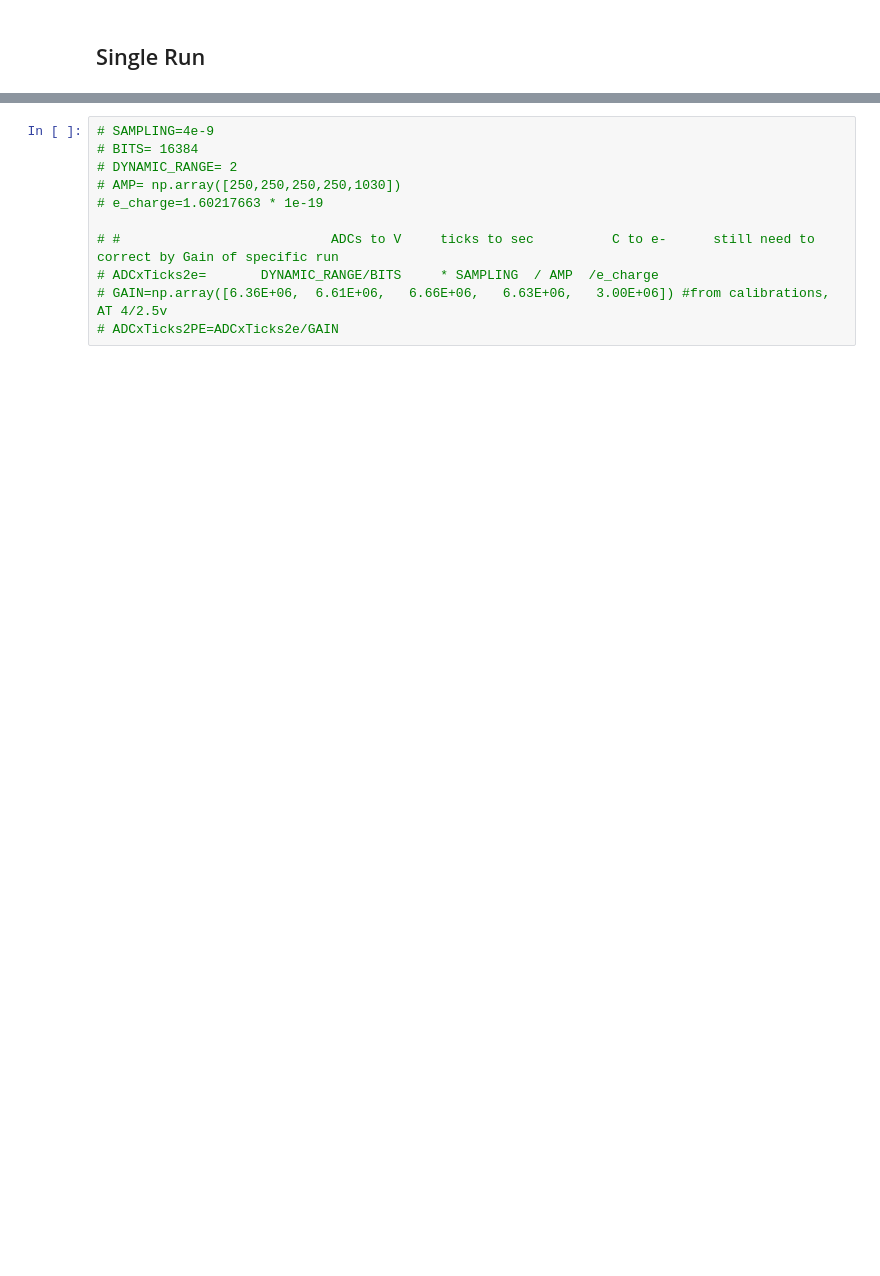
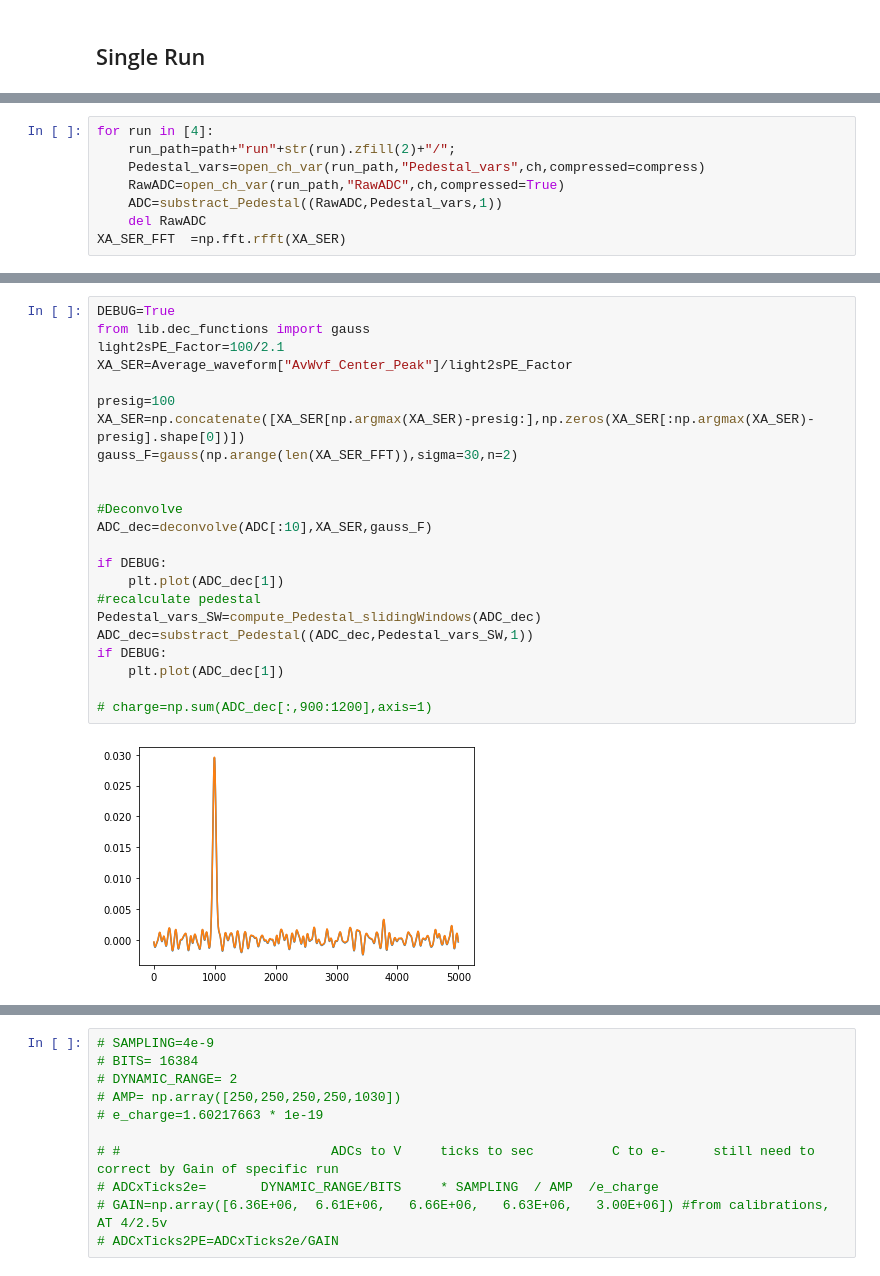
Before and after one commit to rodralva/JOYTHON_TOOLS, a Jupyter notebook: notebooks/Calibration.ipynb, the cells around one changed output, grey strips where cells are left out. Cells and saved outputs as stored; diff of their text form; blank space fills up the shorter version.

```diff
--- a/notebooks/Calibration.ipynb
+++ b/notebooks/Calibration.ipynb
@@ -52,0 +52,8 @@ plt.plot(bins[peaks[0]],peaks[1]["peak_heights"],"x")
+# %%
+for run in [4]:
+    run_path=path+"run"+str(run).zfill(2)+"/";
+    Pedestal_vars=open_ch_var(run_path,"Pedestal_vars",ch,compressed=compress)
+    RawADC=open_ch_var(run_path,"RawADC",ch,compressed=True)
+    ADC=substract_Pedestal((RawADC,Pedestal_vars,1))
+    del RawADC
+XA_SER_FFT  =np.fft.rfft(XA_SER)
@@ -52,0 +65,25 @@ plt.plot(bins[peaks[0]],peaks[1]["peak_heights"],"x")
+# %%
+DEBUG=True
+from lib.dec_functions import gauss
+light2sPE_Factor=100/2.1
+XA_SER=Average_waveform["AvWvf_Center_Peak"]/light2sPE_Factor
+
+presig=100
+XA_SER=np.concatenate([XA_SER[np.argmax(XA_SER)-presig:],np.zeros(XA_SER[:np.argmax(XA_SER)-presig].shape[0])])
+gauss_F=gauss(np.arange(len(XA_SER_FFT)),sigma=30,n=2)
+
+
+#Deconvolve
+ADC_dec=deconvolve(ADC[:10],XA_SER,gauss_F)
+
+if DEBUG:
+    plt.plot(ADC_dec[1])
+#recalculate pedestal
+Pedestal_vars_SW=compute_Pedestal_slidingWindows(ADC_dec)
+ADC_dec=substract_Pedestal((ADC_dec,Pedestal_vars_SW,1))
+if DEBUG:
+    plt.plot(ADC_dec[1])
+
+# charge=np.sum(ADC_dec[:,900:1200],axis=1)
+# %% [output]
+[figure, added]
```
Also changed, not shown: parts of 8 cells of this notebook, 1 other file.
